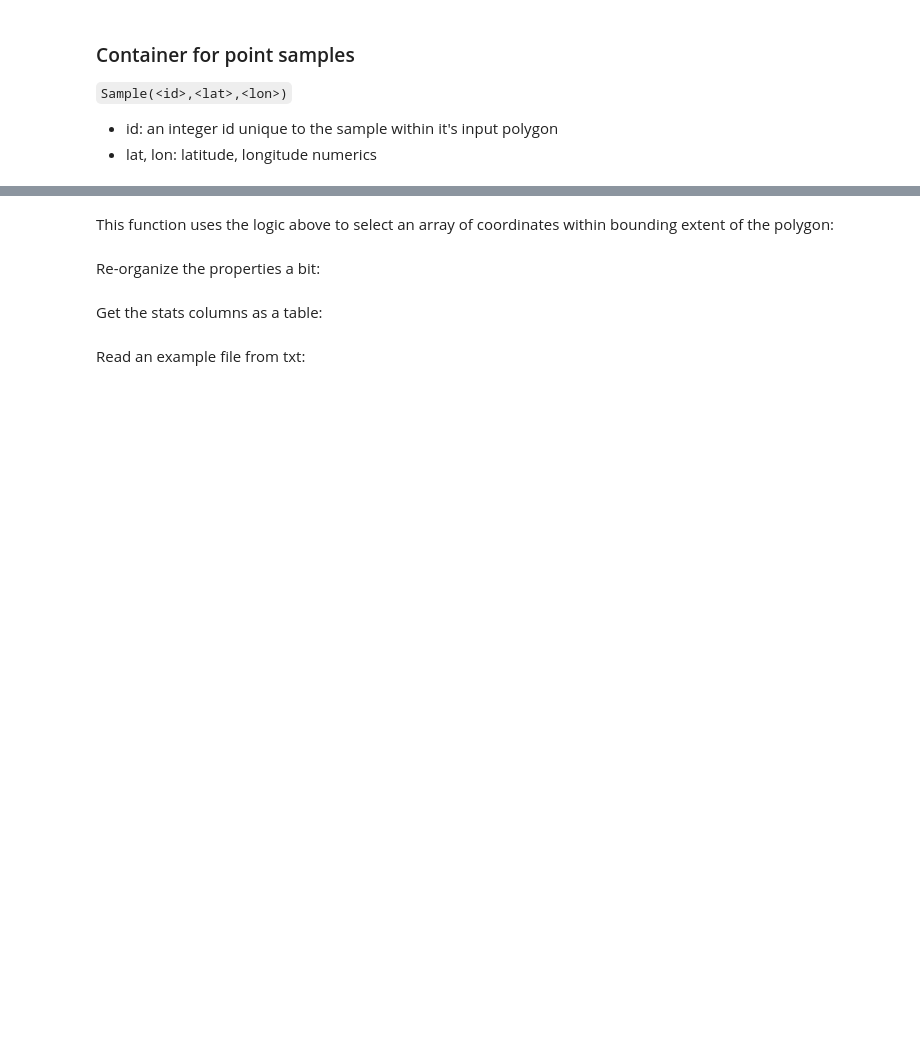
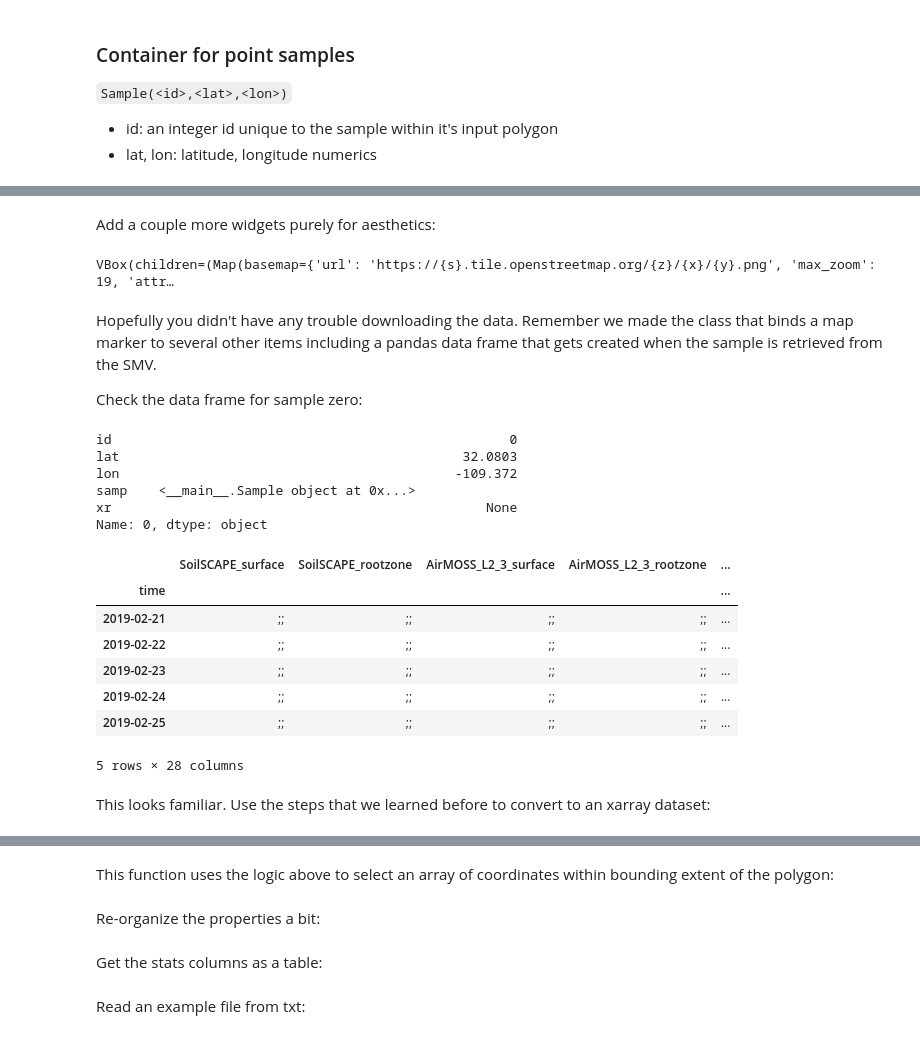
Before and after one commit to jjmcnelis/nasa_usfs_workshop, a Jupyter notebook: day3-tutorial-Copy1.ipynb, the cells around one changed output, grey strips where cells are left out. Saved outputs shown, nothing was run; the diff lists cells and outputs as text; code cells hidden in the pictures; blank space fills up the shorter version.

```diff
--- a/day3-tutorial-Copy1.ipynb
+++ b/day3-tutorial-Copy1.ipynb
@@ -723,0 +407,16 @@ def update(self, time=()):
+# %%
+def pd_to_xr(dataset, df):
+    """Makes an xr.Dataset from a pandas column (series) and coords."""
+
+    a = smvds.loc[dataset].to_dict()
+    x = xr.DataArray(df, name=dataset, attrs=a)
+    x = x.rename(dict(dim_1="stat"))
+    x.attrs["allnan"] = int(np.isnan(np.nanmean(x.data)))
+
+    return(x)
+
+
+ds = {c: pd_to_xr(c,d) for c,d in dfs.items()}
+xds = xr.merge(ds.values())
+xds = xds.assign_coords(lat=latarr, lon=lonarr)
+xds
@@ -805,0 +705,49 @@ selection
+# %% [markdown]
+Add a couple more widgets purely for aesthetics:
+# %%
+n = len(samples.samp)
+progress = wg.IntProgress(value=0, min=0, max=n, description="Progress: ", layout=wg.Layout(width="95%"))
+
+
+def submit_handler(b):
+    submit.disabled = True               # disable submit button
+    for samp in samples.samp:            # loop over sample pts
+        progress.value += 1              # update progress bar
+        samp.update(                     # update point style
+            stroke=True,
+            color="white",
+            opacity=0.6)
+        samp.submit()                    # download the data
+
+
+submit = wg.Button(description='Submit', button_style='success')
+submit.on_click(submit_handler)
+
+download = wg.HBox([submit,progress])
+wg.VBox([m2,download])
+# %% [output]
+VBox(children=(Map(basemap={'url': 'https://{s}.tile.openstreetmap.org/{z}/{x}/{y}.png', 'max_zoom': 19, 'attr…
+# %% [markdown]
+Hopefully you didn't have any trouble downloading the data. Remember we made the class that binds a map marker to several other items including a pandas data frame that gets created when the sample is retrieved from the SMV.
+
+Check the data frame for sample zero:
+# %%
+samples0 = samples.iloc[0]
+print(samples0); samples0.samp.df.tail(5)
+# %% [output]
+id                                                   0
+lat                                            32.0803
+lon                                           -109.372
+samp    <__main__.Sample object at 0x...>
+xr                                                None
+Name: 0, dtype: object
+|  | SoilSCAPE_surface | SoilSCAPE_rootzone | AirMOSS_L2_3_surface | AirMOSS_L2_3_rootzone | ... |
+| time |  |  |  |  | ... |
+| 2019-02-21 | ;; | ;; | ;; | ;; | ... |
+| 2019-02-22 | ;; | ;; | ;; | ;; | ... |
+| 2019-02-23 | ;; | ;; | ;; | ;; | ... |
+| 2019-02-24 | ;; | ;; | ;; | ;; | ... |
+| 2019-02-25 | ;; | ;; | ;; | ;; | ... |
+5 rows × 28 columns
+# %% [markdown]
+This looks familiar. Use the steps that we learned before to convert to an xarray dataset:
```
Also changed, not shown: parts of 90 cells of this notebook, 2 other files.
